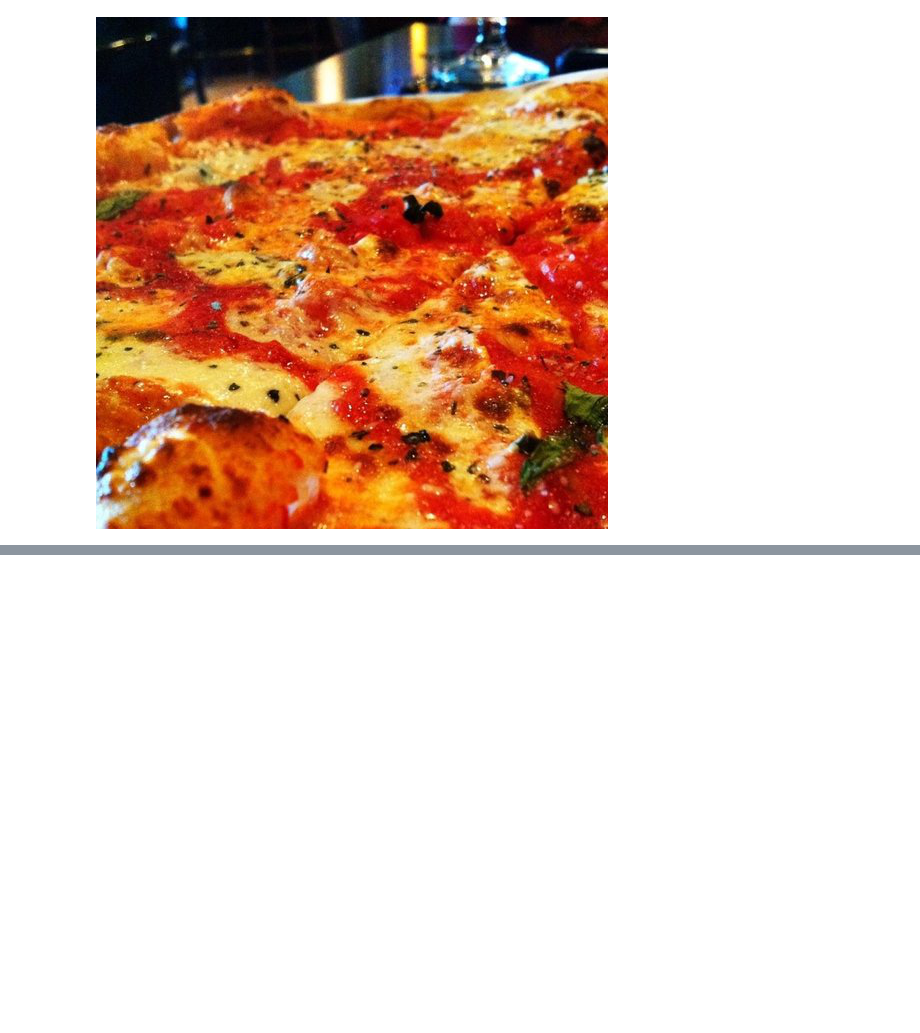
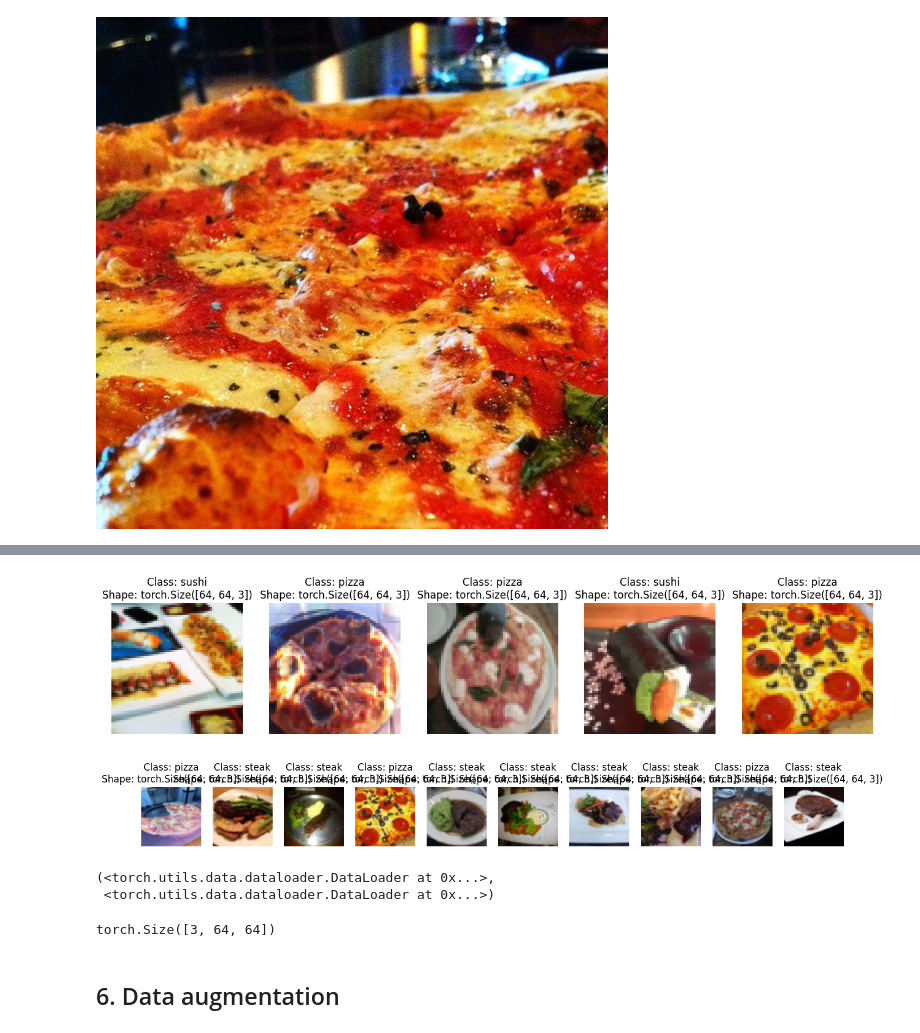
Before and after one commit to alexngUNC/pytorch-dan, a Jupyter notebook: custom_data04.ipynb, the cells around one changed output, grey strips where cells are left out. Drawn from its saved outputs; the diff is of its cells as text; code cells hidden in the pictures; blank space fills up the shorter version.

```diff
--- a/custom_data04.ipynb
+++ b/custom_data04.ipynb
@@ -111,0 +487,46 @@ Image width: 512
+# %%
+# 1. Creat a function to take in a dataset
+def display_random_images(dataset: torch.utils.data.Dataset,
+                          classes: List[str] = None,
+                          n: int=10,
+                          display_shape: bool = True,
+                          seed: int = None):
+  # 2. Cap at 10 images
+  if n < 0 or n > 10:
+    n = 10
+
+  # 3. set seed
+  if seed:
+    random.seed(seed)
+
+  # 4. Get random indices
+  random_samples_idx = random.sample(range(len(dataset)), k=n)
+
+  # 5. Plot
+  plt.figure(figsize=(16, 8))
+
+  # 6. Loop through random indices and plot them
+  for i, targ_sample in enumerate(random_samples_idx):
+    targ_image, targ_label = dataset[targ_sample][0], dataset[targ_sample][1]
+
+    # 7. Adjust tensor dimensions for plotting
+    targ_image_adjust = targ_image.permute(1, 2, 0) # CHW -> HWC
+
+    # Plot adjusted samples
+    plt.subplot(1, n, i+1)
+    plt.imshow(targ_image_adjust)
+    plt.axis(False)
+    if classes:
+      title = f"Class: {classes[targ_label]}"
+      if display_shape:
+        title = title + f"\nShape: {targ_image_adjust.shape}"
+    plt.title(title)
+
+display_random_images(train_data, n=5, classes=class_names, seed=42)
+# %% [output]
+[figure, added]
+# %%
+# Display random images from the custom dataset
+display_random_images(train_data_custom, n=10, classes=class_names, seed=42)
+# %% [output]
+[figure, added]
@@ -111,0 +535,18 @@ Image width: 512
+# %%
+from torch.utils.data import DataLoader
+BATCH_SIZE = 32
+NUM_WORKERS = os.cpu_count()
+train_dataloader_custom = DataLoader(dataset=train_data_custom, batch_size=BATCH_SIZE, num_workers=NUM_WORKERS, shuffle=True)
+test_dataloader_custom = DataLoader(dataset=test_data_custom, batch_size=BATCH_SIZE, num_workers=NUM_WORKERS, shuffle=False)
+train_dataloader_custom, test_dataloader_custom
+# %% [output]
+(<torch.utils.data.dataloader.DataLoader at 0x...>,
+ <torch.utils.data.dataloader.DataLoader at 0x...>)
+# %%
+# get image and label from custom dataloader
+img_custom, label_custom = next(iter(train_data_custom))
+img_custom.shape
+# %% [output]
+torch.Size([3, 64, 64])
+# %% [markdown]
+## 6. Data augmentation
```
Also changed, not shown: parts of 35 cells of this notebook.
